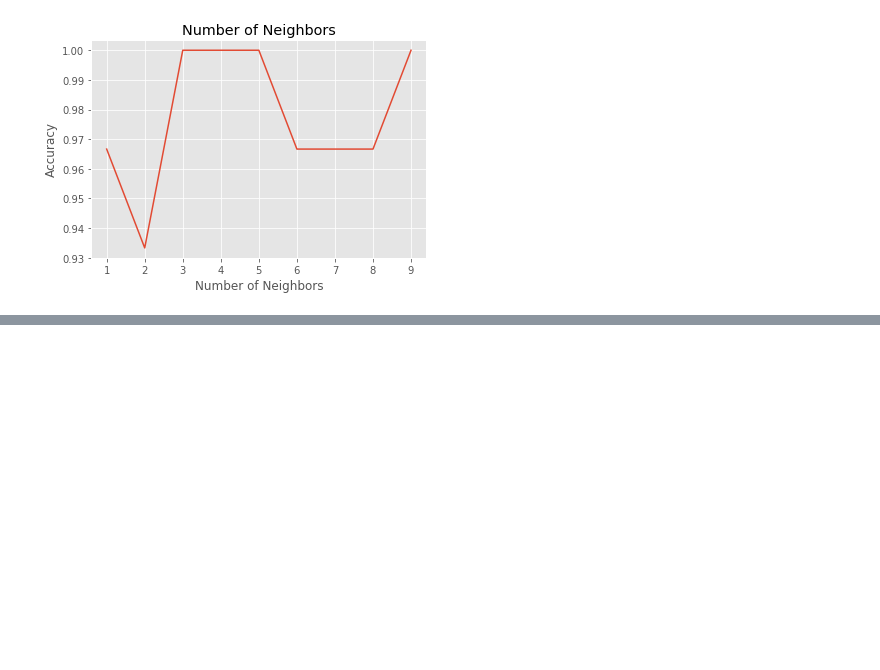
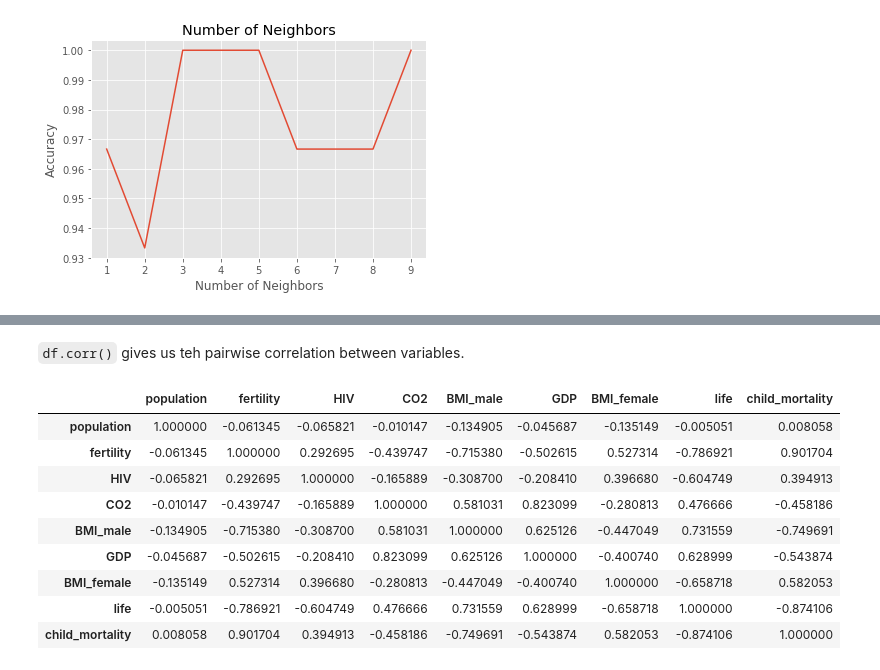
Before and after one commit to kaymal/Machine-Learning-with-Python, a Jupyter notebook: Supervised Learning.ipynb, the cells around one changed output, grey strips where cells are left out. Saved outputs shown, nothing was run; the diff lists cells and outputs as text; code cells hidden in the pictures; blank space fills up the shorter version.

```diff
--- a/Supervised Learning.ipynb
+++ b/Supervised Learning.ipynb
@@ -156,0 +206,15 @@ Text(0,0.5,'Accuracy')
+# %% [markdown]
+`df.corr()` gives us teh pairwise correlation between variables.
+# %%
+df.corr()
+# %% [output]
+|  | population | fertility | HIV | CO2 | BMI_male | GDP | BMI_female | life | child_mortality |
+| population | 1.000000 | -0.061345 | -0.065821 | -0.010147 | -0.134905 | -0.045687 | -0.135149 | -0.005051 | 0.008058 |
+| fertility | -0.061345 | 1.000000 | 0.292695 | -0.439747 | -0.715380 | -0.502615 | 0.527314 | -0.786921 | 0.901704 |
+| HIV | -0.065821 | 0.292695 | 1.000000 | -0.165889 | -0.308700 | -0.208410 | 0.396680 | -0.604749 | 0.394913 |
+| CO2 | -0.010147 | -0.439747 | -0.165889 | 1.000000 | 0.581031 | 0.823099 | -0.280813 | 0.476666 | -0.458186 |
+| BMI_male | -0.134905 | -0.715380 | -0.308700 | 0.581031 | 1.000000 | 0.625126 | -0.447049 | 0.731559 | -0.749691 |
+| GDP | -0.045687 | -0.502615 | -0.208410 | 0.823099 | 0.625126 | 1.000000 | -0.400740 | 0.628999 | -0.543874 |
+| BMI_female | -0.135149 | 0.527314 | 0.396680 | -0.280813 | -0.447049 | -0.400740 | 1.000000 | -0.658718 | 0.582053 |
+| life | -0.005051 | -0.786921 | -0.604749 | 0.476666 | 0.731559 | 0.628999 | -0.658718 | 1.000000 | -0.874106 |
+| child_mortality | 0.008058 | 0.901704 | 0.394913 | -0.458186 | -0.749691 | -0.543874 | 0.582053 | -0.874106 | 1.000000 |
```
Also changed, not shown: parts of 9 cells of this notebook.
